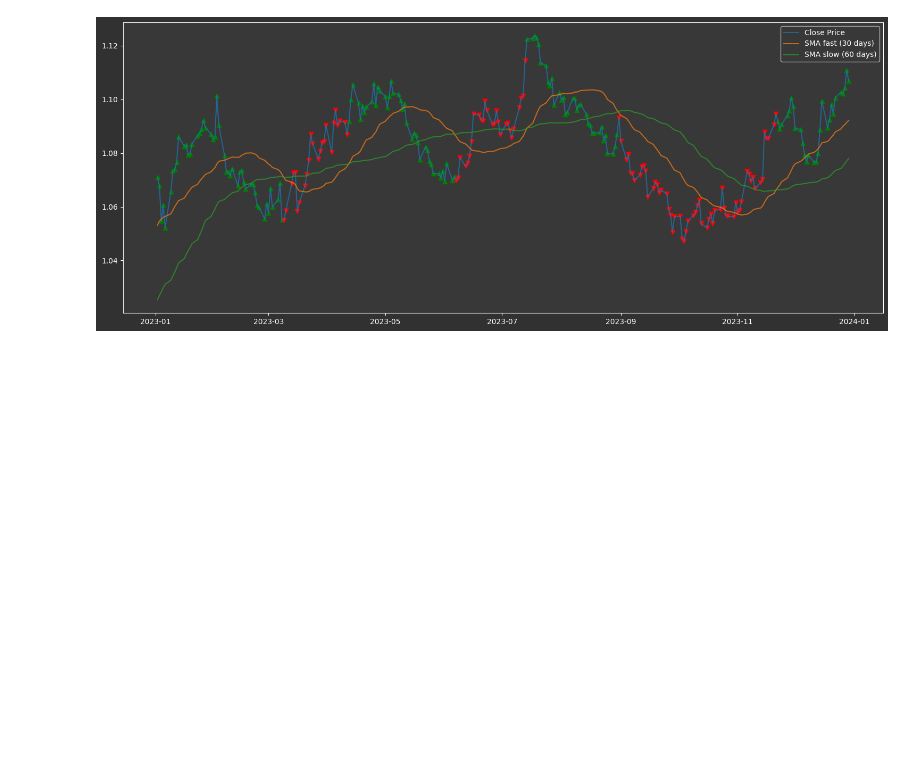
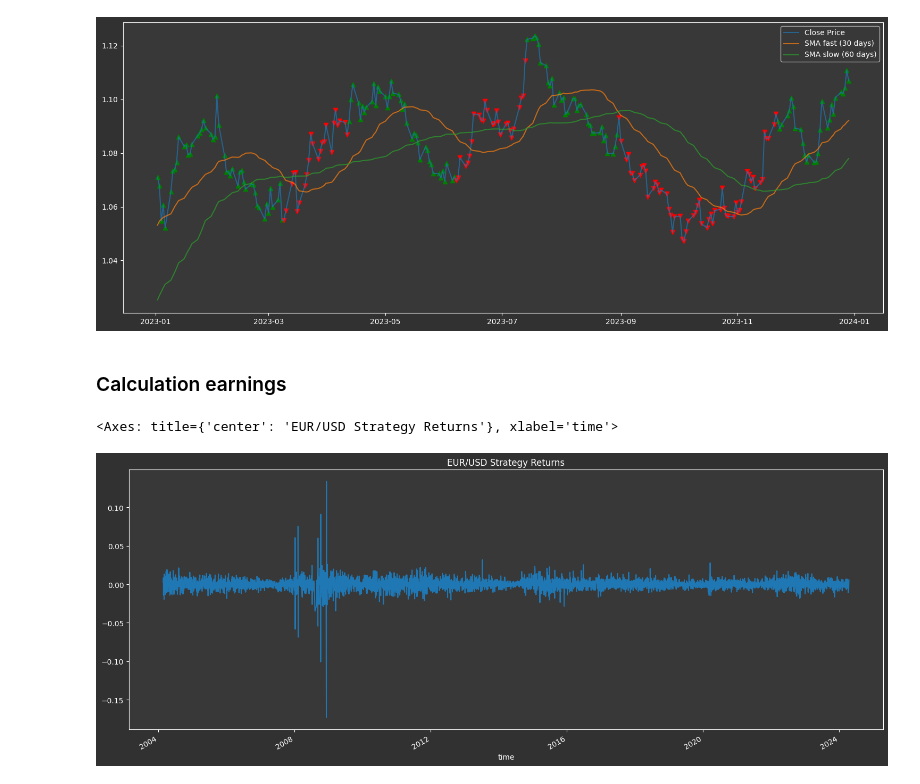
Before and after one commit to BernardoAguayoOrtega/algo-trading-from-a-to-z, a Jupyter notebook: yfinance.ipynb, the cells around one changed output. Drawn from its saved outputs; the diff is of its cells as text; code cells hidden in the pictures; blank space fills up the shorter version.

```diff
--- a/yfinance.ipynb
+++ b/yfinance.ipynb
@@ -151,3 +151,15 @@ plt.legend()
 # %% [output]
 <matplotlib.legend.Legend at 0x...>
 [figure]
+# %% [markdown]
+### Calculation earnings
+# %%
+df["pct_change"] = df["close"].pct_change(1)
+
+# calculate the strategy returns
+df["return"] = df["position"].shift(1) * df["pct_change"]
+
+df["return"].plot(figsize=(15, 6), title="EUR/USD Strategy Returns")
+# %% [output]
+<Axes: title={'center': 'EUR/USD Strategy Returns'}, xlabel='time'>
+[figure, added]
```
Also changed, not shown: parts of 3 cells of this notebook.
